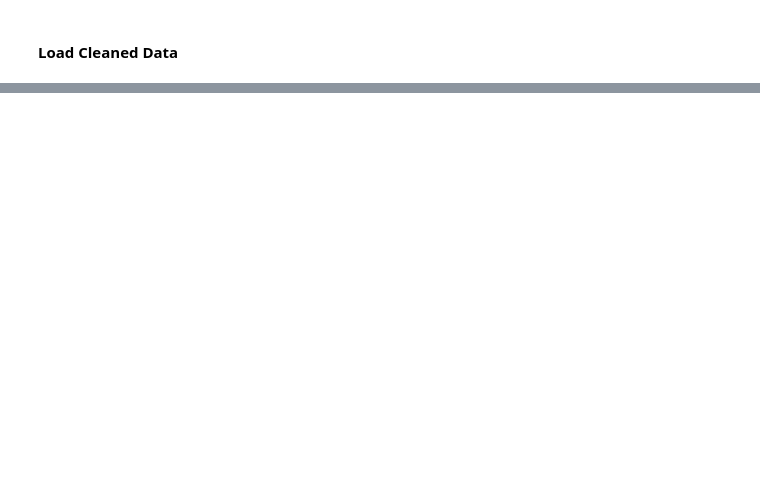
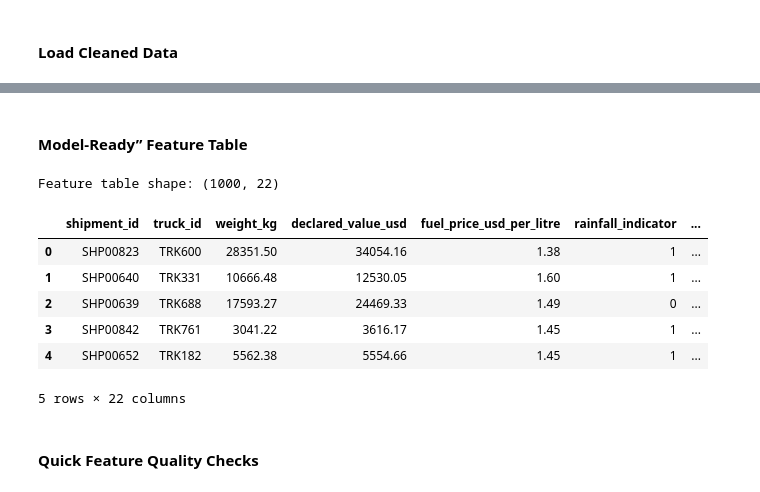
Before and after one commit to Wandera-Martin/trade-corridor-analytics, a Jupyter notebook: notebooks/02_feature_engineering.ipynb, the cells around one changed output, grey strips where cells are left out. Drawn from its saved outputs; the diff is of its cells as text; code cells hidden in the pictures; blank space fills up the shorter version.

```diff
--- a/notebooks/02_feature_engineering.ipynb
+++ b/notebooks/02_feature_engineering.ipynb
@@ -27,0 +201,15 @@ FileNotFoundError: [Errno 2] No such file or directory: '../data/processed\\corr
+# %%
+# -----------------------------
+# Cost-of-delay simulation feature (for dashboards + reports)
+# -----------------------------
+# Use a simple assumption; you can parameterize it later.
+COST_PER_HOUR_USD = 150
+
+# Only charge cost when delayed (clearance > 12 hours)
+df["delay_cost_usd"] = np.where(
+    df["is_delayed"] == 1,
+    df["clearance_hours"] * COST_PER_HOUR_USD,
+    0
+)
+
+df[["shipment_id", "clearance_hours", "is_delayed", "delay_cost_usd"]].head()
@@ -27,0 +223,44 @@ FileNotFoundError: [Errno 2] No such file or directory: '../data/processed\\corr
+# %% [markdown]
+#### Model-Ready” Feature Table
+# %%
+# -----------------------------
+# Select columns for modeling
+# -----------------------------
+feature_cols = [
+    # identifiers (keep for joins / tracing; exclude from ML training if needed)
+    "shipment_id", "truck_id",
+
+    # numeric drivers
+    "weight_kg", "declared_value_usd", "fuel_price_usd_per_litre", "rainfall_indicator",
+    "travel_to_border_hours", "clearance_hours", "travel_to_destination_hours", "total_transit_hours",
+
+    # calendar drivers
+    "depart_month", "depart_day_of_week_num", "depart_hour", "is_weekend",
+
+    # operational flags
+    "is_high_value", "is_heavy",
+
+    # rolling congestion signals
+    "rolling_clearance_mean_30", "rolling_clearance_median_30", "rolling_delay_rate_30",
+
+    # categories for analytics (for dashboards or encoding later)
+    "goods_category", "delay_reason_group"
+]
+
+target_col = "is_delayed"
+
+features_df = df[feature_cols + [target_col]].copy()
+
+print("Feature table shape:", features_df.shape)
+features_df.head()
+# %% [output]
+Feature table shape: (1000, 22)
+|  | shipment_id | truck_id | weight_kg | declared_value_usd | fuel_price_usd_per_litre | rainfall_indicator | ... |
+| 0 | SHP00823 | TRK600 | 28351.50 | 34054.16 | 1.38 | 1 | ... |
+| 1 | SHP00640 | TRK331 | 10666.48 | 12530.05 | 1.60 | 1 | ... |
+| 2 | SHP00639 | TRK688 | 17593.27 | 24469.33 | 1.49 | 0 | ... |
+| 3 | SHP00842 | TRK761 | 3041.22 | 3616.17 | 1.45 | 1 | ... |
+| 4 | SHP00652 | TRK182 | 5562.38 | 5554.66 | 1.45 | 1 | ... |
+5 rows × 22 columns
+# %% [markdown]
+#### Quick Feature Quality Checks
```
Also changed, not shown: parts of 16 cells of this notebook.
